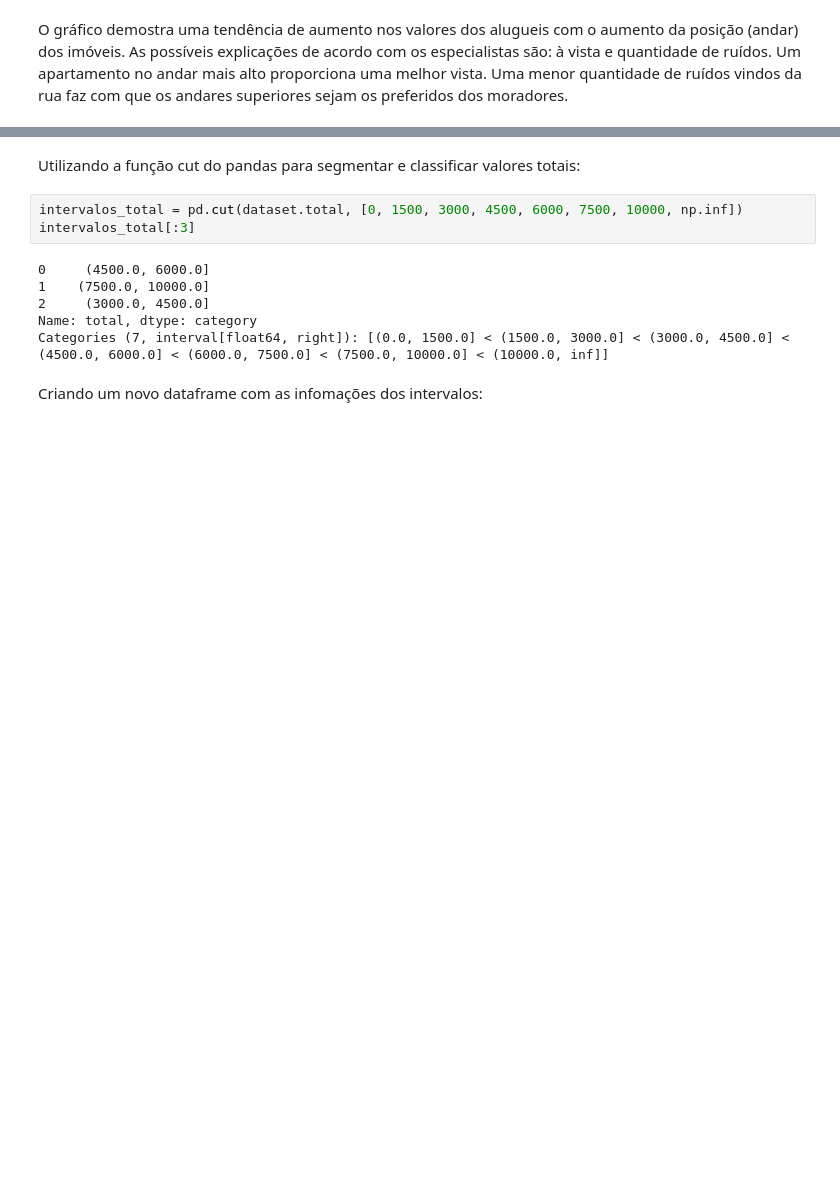
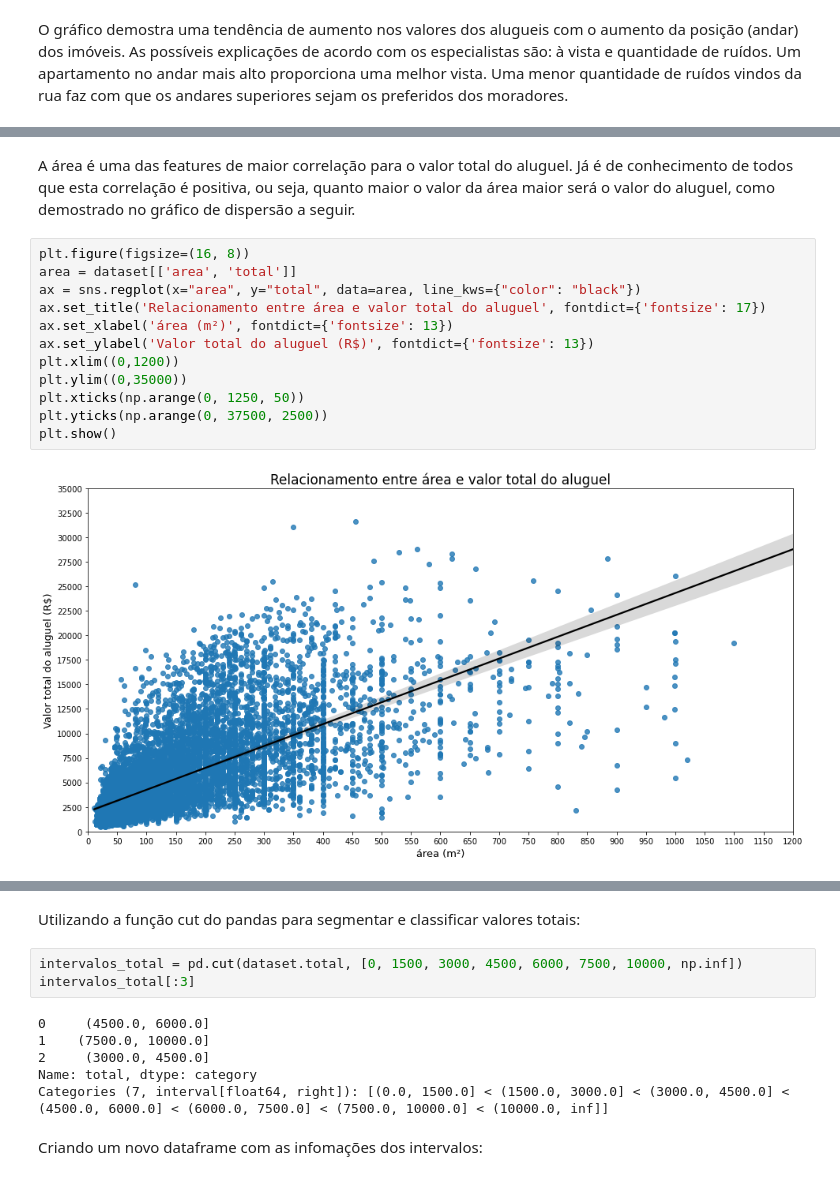
Before and after one commit to IgorFormiga/Data-Science-Projects, a Jupyter notebook: 2_Exploratory_Data_Analysis.ipynb, the cells around one changed output, grey strips where cells are left out. Saved outputs shown, nothing was run; the diff lists cells and outputs as text; blank space fills up the shorter version.

```diff
--- a/2_Exploratory_Data_Analysis.ipynb
+++ b/2_Exploratory_Data_Analysis.ipynb
@@ -156,0 +158,16 @@ O gráfico demostra uma tendência de aumento nos valores dos alugueis com o aum
+# %% [markdown]
+A área é uma das features de maior correlação para o valor total do aluguel. Já é de conhecimento de todos que esta correlação é positiva, ou seja, quanto maior o valor da área maior será o valor do aluguel, como demostrado no gráfico de dispersão a seguir.
+# %%
+plt.figure(figsize=(16, 8))
+area = dataset[['area', 'total']]
+ax = sns.regplot(x="area", y="total", data=area, line_kws={"color": "black"})
+ax.set_title('Relacionamento entre área e valor total do aluguel', fontdict={'fontsize': 17})
+ax.set_xlabel('área (m²)', fontdict={'fontsize': 13})
+ax.set_ylabel('Valor total do aluguel (R$)', fontdict={'fontsize': 13})
+plt.xlim((0,1200))
+plt.ylim((0,35000))
+plt.xticks(np.arange(0, 1250, 50))
+plt.yticks(np.arange(0, 37500, 2500))
+plt.show()
+# %% [output]
+[figure, added]
```
Also changed, not shown: parts of 7 cells of this notebook.
